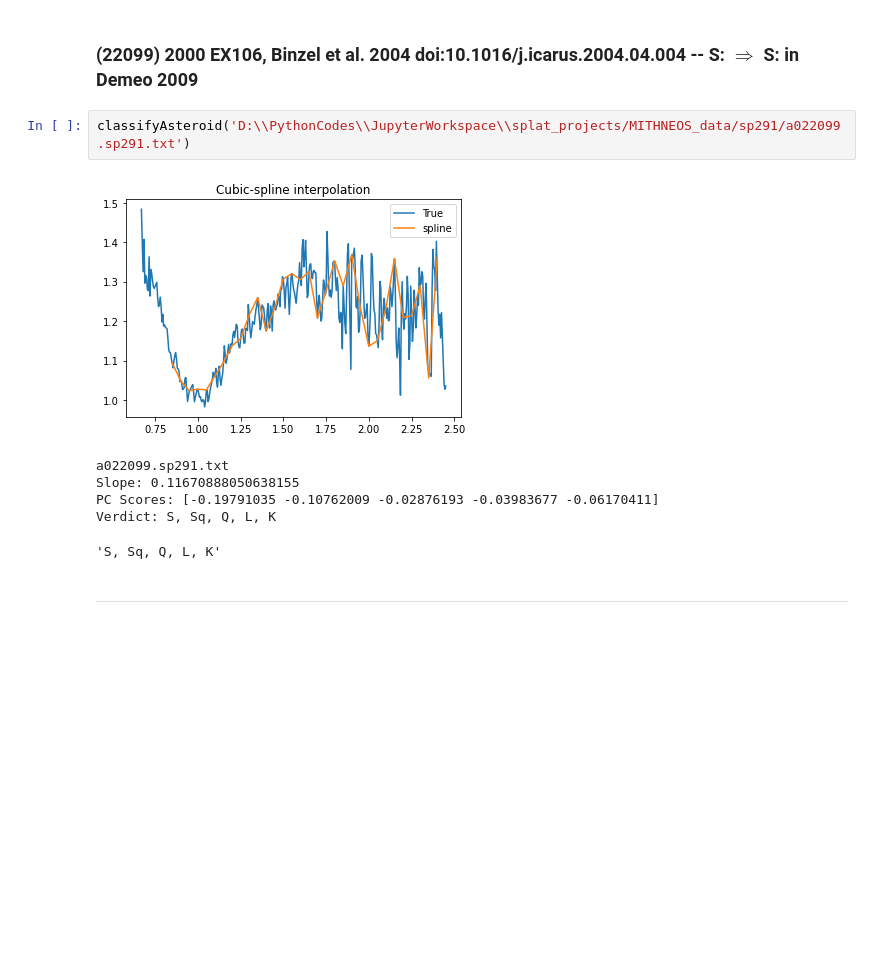
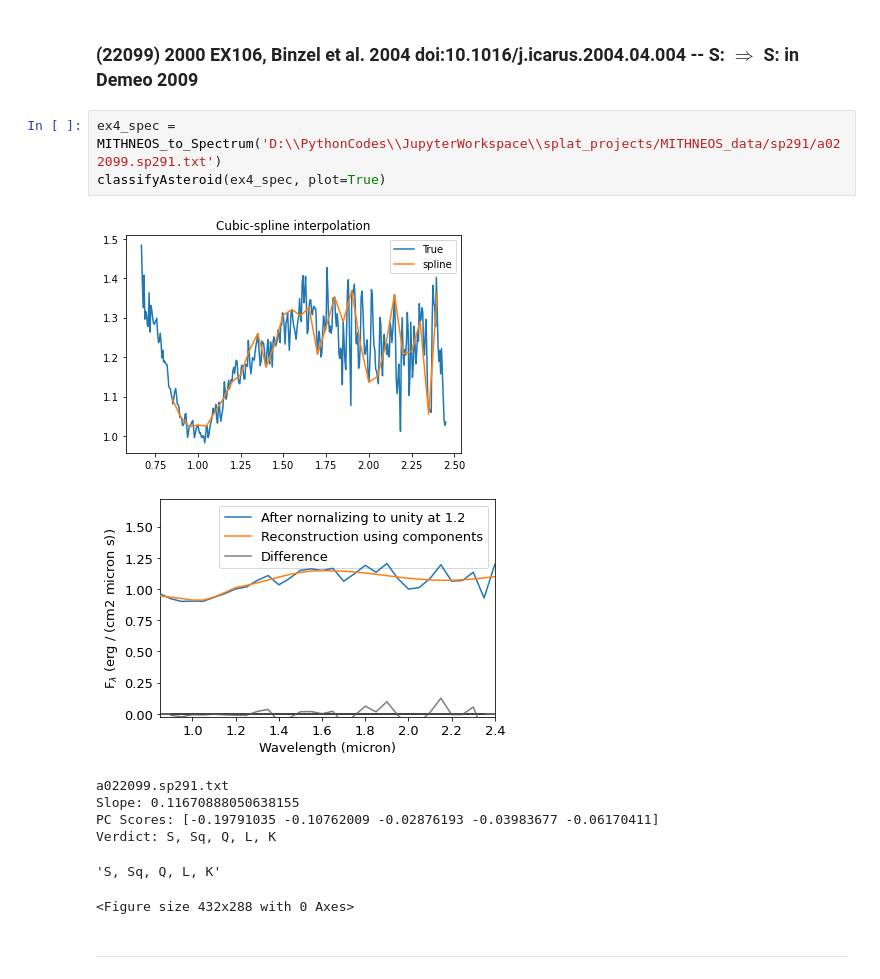
Before and after one commit to jcswong/splat_projects, a Jupyter notebook: AsteroidClassification/classifyAsteroidV3.ipynb, the cells around one changed output. Cells and saved outputs as stored; diff of their text form; blank space fills up the shorter version.

```diff
--- a/AsteroidClassification/classifyAsteroidV3.ipynb
+++ b/AsteroidClassification/classifyAsteroidV3.ipynb
@@ -569,14 +562,17 @@ Verdict: S, Sr, Sq, Q
 # %% [markdown]
 ### (22099) 2000 EX106, Binzel et al. 2004 doi:10.1016/j.icarus.2004.04.004 -- S: $\Rightarrow$ S: in Demeo 2009
 # %%
-classifyAsteroid('D:\\PythonCodes\\JupyterWorkspace\\splat_projects/MITHNEOS_data/sp291/a022099.sp291.txt')
+ex4_spec = MITHNEOS_to_Spectrum('D:\\PythonCodes\\JupyterWorkspace\\splat_projects/MITHNEOS_data/sp291/a022099.sp291.txt')
+classifyAsteroid(ex4_spec, plot=True)
 # %% [output]
 [figure]
+[figure, added]
 a022099.sp291.txt
 Slope: 0.11670888050638155
 PC Scores: [-0.19791035 -0.10762009 -0.02876193 -0.03983677 -0.06170411]
 Verdict: S, Sq, Q, L, K
 'S, Sq, Q, L, K'
+<Figure size 432x288 with 0 Axes>
 # %% [markdown]
 ---
 # %% [markdown]
```
Also changed, not shown: parts of 8 cells of this notebook.
